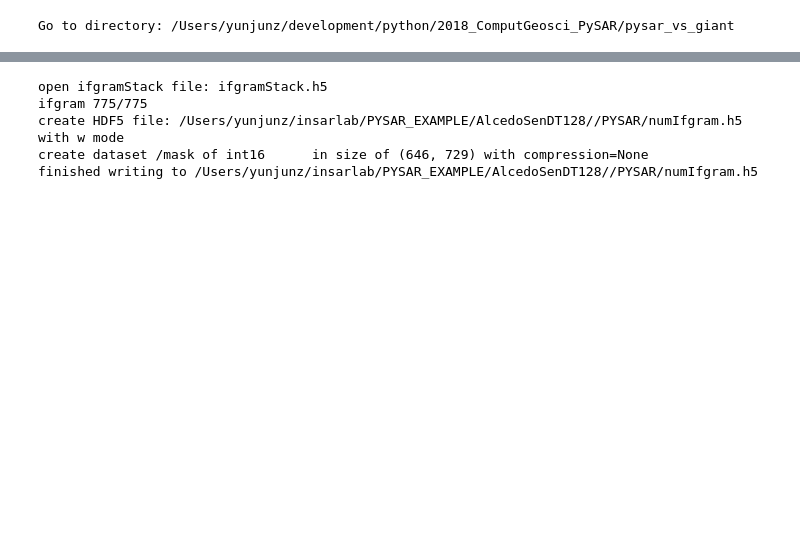
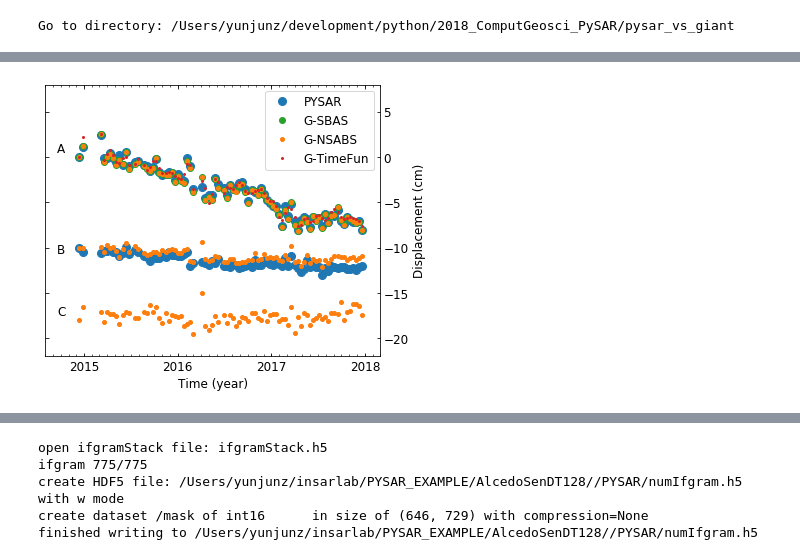
Before and after one commit to geodesymiami/Yunjun_et_al-2019-MintPy, a Jupyter notebook: pysar_vs_giant.ipynb, the cells around one changed output, grey strips where cells are left out. Cells and saved outputs as stored; diff of their text form; code cells hidden in the pictures; blank space fills up the shorter version.

```diff
--- a/pysar_vs_giant.ipynb
+++ b/pysar_vs_giant.ipynb
@@ -100,3 +97,51 @@ reading height data from file: /Users/yunjunz/insarlab/PYSAR_EXAMPLE/AlcedoSenDT
+# %%
+## One pixel with displacement time-series
+
+
+offset = [0, -10, -18]
+
+unit_scales = [100., 0.1, 0.1, 0.1]
+ms_list = np.array([16, 12, 8, 4]) / 2
+colors = [pp.mplColors[0],
+          pp.mplColors[2],
+          pp.mplColors[1],
+          pp.mplColors[3]]
+
+def plot_one_pixel(ax, box, off=0.):
+    for i in [0,1,2,3]:
+        dis_ts = readfile.read(ts_files[i], box=box, print_msg=False)[0] * unit_scales[i]
+        dis_ts -= dis_ts[0]
+        ax.plot(dates, dis_ts+off, 'o', label=labels[i], ms=ms_list[i], c=colors[i])#, mfc='None')
+    return ax
+
+atr = readfile.read_attribute(ts_files[0])
+date_list = timeseries(ts_files[0]).get_date_list()
+dates, datevector = ptime.date_list2vector(date_list)
+
+ycord = [0.75, 0.38, 0.15]
+fig, ax = plt.subplots(figsize=(6, 5))
+for i in range(len(yx)):
+    y, x = yx[i]
+    box = [x, y, x+1, y+1]
+    ax = plot_one_pixel(ax, box, off=offset[i])
+    ax.annotate(yx_labels[i], (0.035, ycord[i]), xycoords='axes fraction', fontsize=font_size)
+
+ax.yaxis.tick_right()
+ax.yaxis.set_label_position("right")
+pp.auto_adjust_xaxis_date(ax, datevector, fontsize=font_size)
+ax.tick_params(which='both', direction='in', labelsize=font_size, bottom=True, top=True, left=True, right=True)
+ax.set_ylim(-22, 8)
+
+ax.set_xlabel('Time (year)', fontsize=font_size)
+ax.set_ylabel('Displacement (cm)', fontsize=font_size)
+handles, labels = ax.get_legend_handles_labels()
+plt.legend(handles[0:4], labels[0:4], loc='best', fontsize=font_size, frameon=True, borderaxespad=0.5)
+
+out_file= 'TS_AlcedoSen.jpg'
+plt.savefig(out_file, bbox_inches='tight', transparent=True, dpi=fig_dpi)
+plt.show()
+# %% [output]
+[figure, added]
 # %%
 ## Histogram of pixels used in network inversion
 project_dir = '/Users/yunjunz/insarlab/Galapagos/GalapagosSenDT128/'
```
Also changed, not shown: parts of 4 cells of this notebook, 2 other files.
